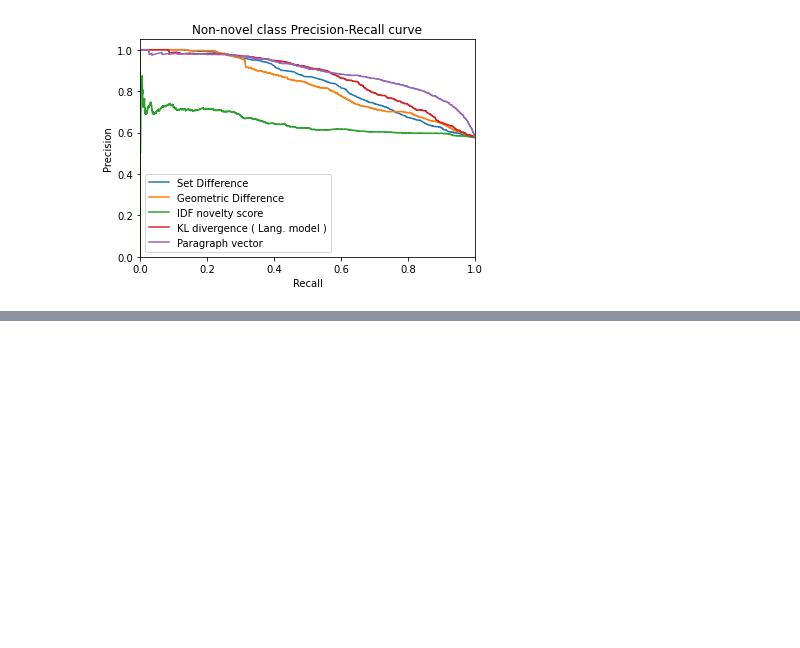
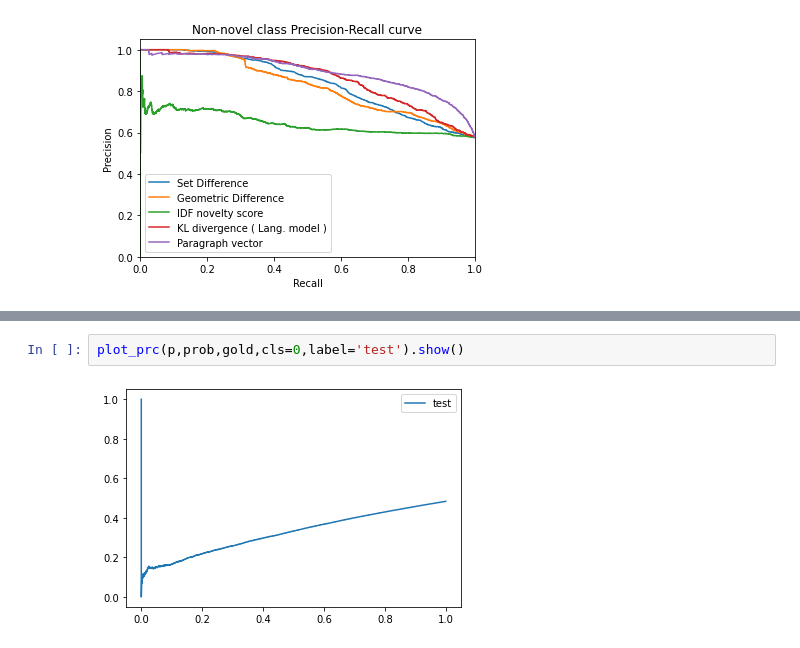
Before and after one commit to aditya140/NoveltyDetectionResearch, a Jupyter notebook: test.ipynb, the cells around one changed output, grey strips where cells are left out. Saved outputs shown, nothing was run; the diff lists cells and outputs as text; blank space fills up the shorter version.

```diff
--- a/test.ipynb
+++ b/test.ipynb
@@ -131,0 +159,4 @@ def plot_prc(plt,probs,gold,cls=0,label=""):
+# %%
+plot_prc(p,prob,gold,cls=0,label='test').show()
+# %% [output]
+[figure, added]
```
Also changed, not shown: parts of 40 cells of this notebook, 2 other files.
